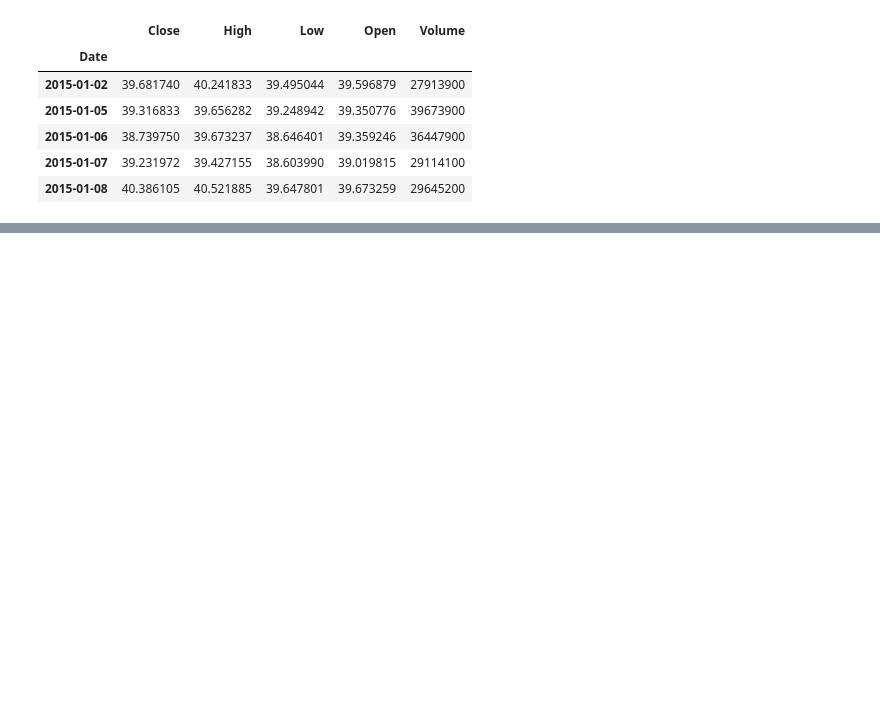
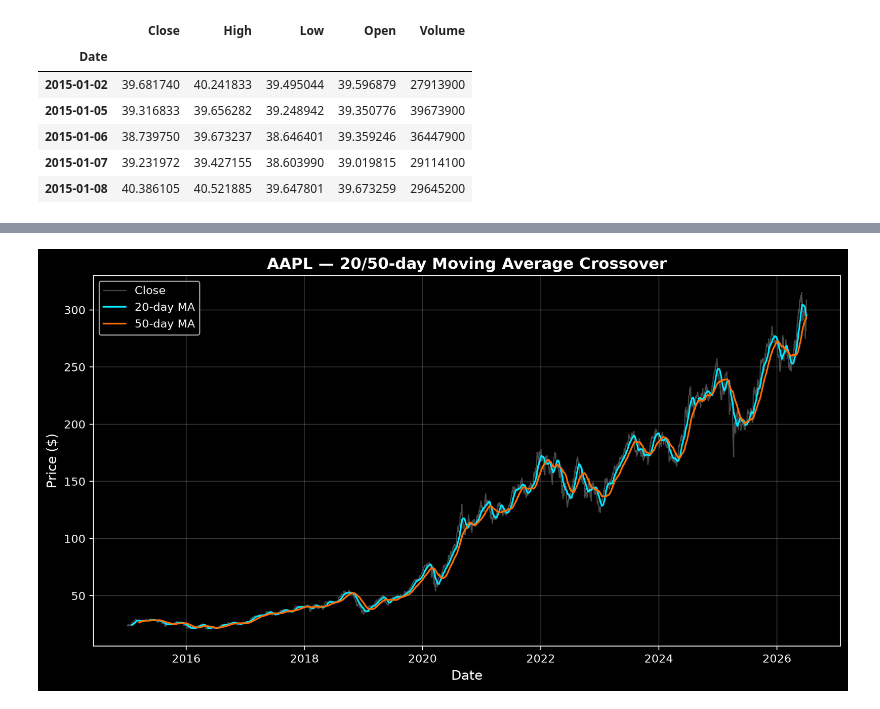
Before and after one commit to nichols-leo/quant-backtester, a Jupyter notebook: notebooks/exploration.ipynb, the cells around one changed output, grey strips where cells are left out. Saved outputs shown, nothing was run; the diff lists cells and outputs as text; code cells hidden in the pictures; blank space fills up the shorter version.

Commit message:
Add MA crossover and momentum signal functions

```diff
--- a/notebooks/exploration.ipynb
+++ b/notebooks/exploration.ipynb
@@ -134,3 +129,6 @@ data["MSFT"].head()
 | 2015-01-06 | 38.739750 | 39.673237 | 38.646401 | 39.359246 | 36447900 |
 | 2015-01-07 | 39.231972 | 39.427155 | 38.603990 | 39.019815 | 29114100 |
 | 2015-01-08 | 40.386105 | 40.521885 | 39.647801 | 39.673259 | 29645200 |
+# %%
+df = data["AAPL"]
+df.head()
@@ -136,0 +152,7 @@ data["MSFT"].head()
+# %%
+short_window = 20
+long_window = 50
+
+df['ma_short'] = df['Close'].rolling(short_window).mean()
+df['ma_long'] = df['Close'].rolling(long_window).mean()
+df['signal'] = (df['ma_short'] > df['ma_long']).astype(int)
@@ -136,0 +197,19 @@ data["MSFT"].head()
+# %%
+import matplotlib.pyplot as plt
+
+plt.style.use('dark_background')
+
+plt.figure(figsize = (12, 6), dpi = 200)
+plt.plot(df['Close'], label = 'Close', color='#5A5A5A', alpha = 0.8, linewidth = 1)
+plt.plot(df['ma_short'], label = f'{short_window}-day MA', color = "#00E5FF", linewidth = 1.5)
+plt.plot(df['ma_long'], label = f'{long_window}-day MA', color = '#FF6D00', linewidth = 1.5)
+
+plt.title('AAPL — 20/50-day Moving Average Crossover', fontsize = 14, fontweight = 'bold')
+plt.xlabel('Date', fontsize = 12)
+plt.ylabel('Price ($)', fontsize = 12)
+plt.legend(fontsize = 10)
+plt.grid(alpha = 0.2)
+
+plt.show()
+# %% [output]
+[figure, added]
```
Also changed, not shown: parts of 13 cells of this notebook, 2 other files.
